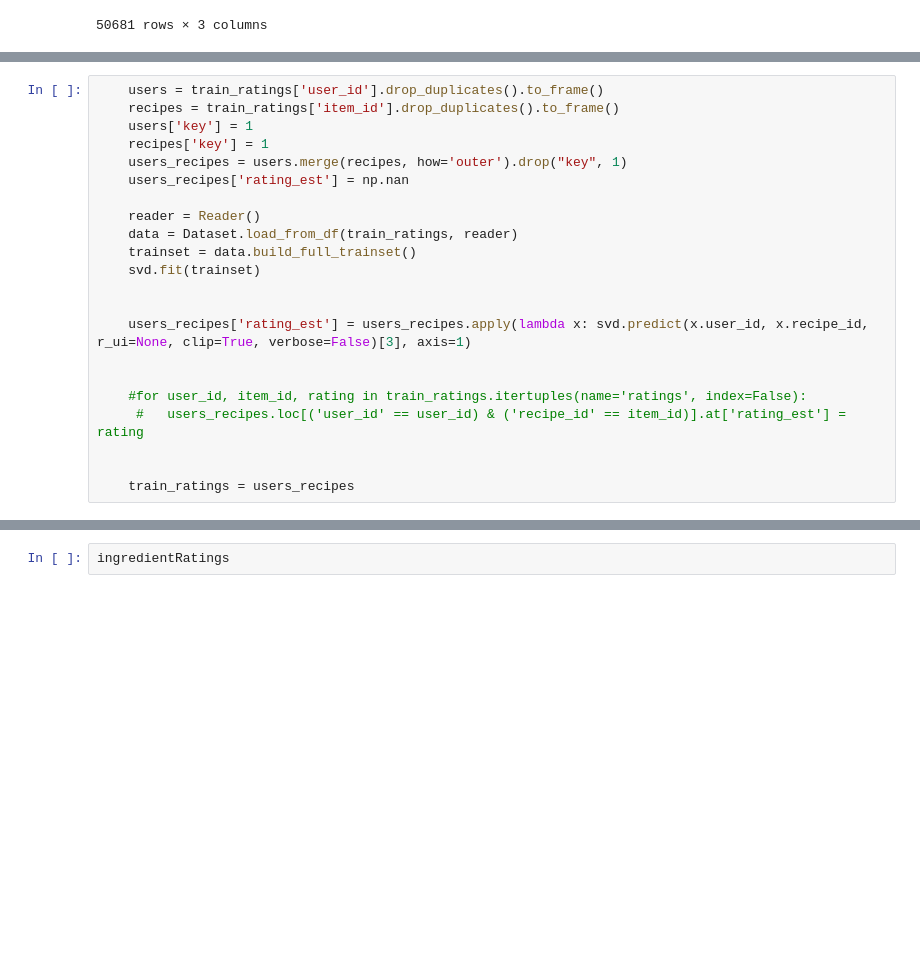
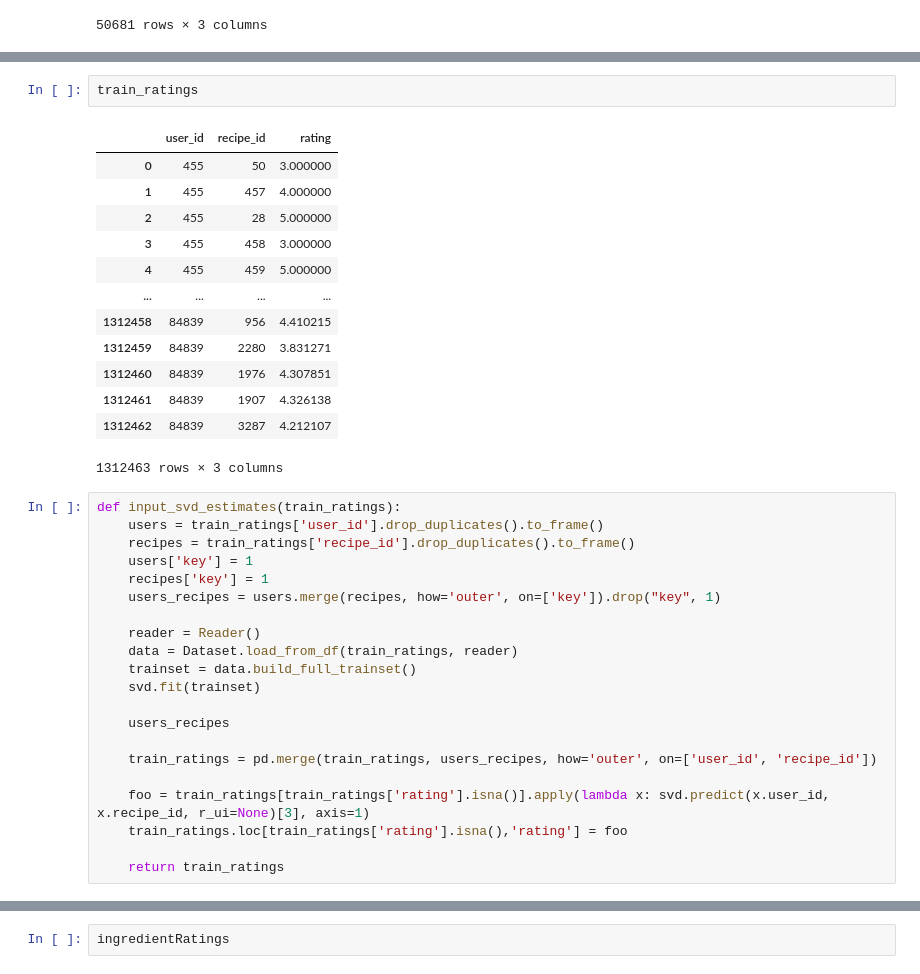
Before and after one commit to MartinJohannessen/Food-Recommender, a Jupyter notebook: nextRecSys.ipynb, the cells around one changed output, grey strips where cells are left out. Drawn from its saved outputs; the diff is of its cells as text; blank space fills up the shorter version.

```diff
--- a/nextRecSys.ipynb
+++ b/nextRecSys.ipynb
@@ -189,25 +228,40 @@ ratings
+# %%
+train_ratings
+# %% [output]
+|  | user_id | recipe_id | rating |
+| 0 | 455 | 50 | 3.000000 |
+| 1 | 455 | 457 | 4.000000 |
+| 2 | 455 | 28 | 5.000000 |
+| 3 | 455 | 458 | 3.000000 |
+| 4 | 455 | 459 | 5.000000 |
+| ... | ... | ... | ... |
+| 1312458 | 84839 | 956 | 4.410215 |
+| 1312459 | 84839 | 2280 | 3.831271 |
+| 1312460 | 84839 | 1976 | 4.307851 |
+| 1312461 | 84839 | 1907 | 4.326138 |
+| 1312462 | 84839 | 3287 | 4.212107 |
+1312463 rows × 3 columns
 # %%
+def input_svd_estimates(train_ratings):
     users = train_ratings['user_id'].drop_duplicates().to_frame()
-    recipes = train_ratings['item_id'].drop_duplicates().to_frame()
+    recipes = train_ratings['recipe_id'].drop_duplicates().to_frame()
     users['key'] = 1
     recipes['key'] = 1
-    users_recipes = users.merge(recipes, how='outer').drop("key", 1)
-    users_recipes['rating_est'] = np.nan
+    users_recipes = users.merge(recipes, how='outer', on=['key']).drop("key", 1)
 
     reader = Reader()
     data = Dataset.load_from_df(train_ratings, reader)
     trainset = data.build_full_trainset()
     svd.fit(trainset)
 
+    users_recipes
 
-    users_recipes['rating_est'] = users_recipes.apply(lambda x: svd.predict(x.user_id, x.recipe_id, r_ui=None, clip=True, verbose=False)[3], axis=1)
+    train_ratings = pd.merge(train_ratings, users_recipes, how='outer', on=['user_id', 'recipe_id'])
 
+    foo = train_ratings[train_ratings['rating'].isna()].apply(lambda x: svd.predict(x.user_id, x.recipe_id, r_ui=None)[3], axis=1)
+    train_ratings.loc[train_ratings['rating'].isna(),'rating'] = foo
 
-    #for user_id, item_id, rating in train_ratings.itertuples(name='ratings', index=False):
-     #   users_recipes.loc[('user_id' == user_id) & ('recipe_id' == item_id)].at['rating_est'] = rating
-
-
-    train_ratings = users_recipes
+    return train_ratings
 # %%
 def content_based_predict(train, test):
 
```
Also changed, not shown: parts of 5 cells of this notebook.
